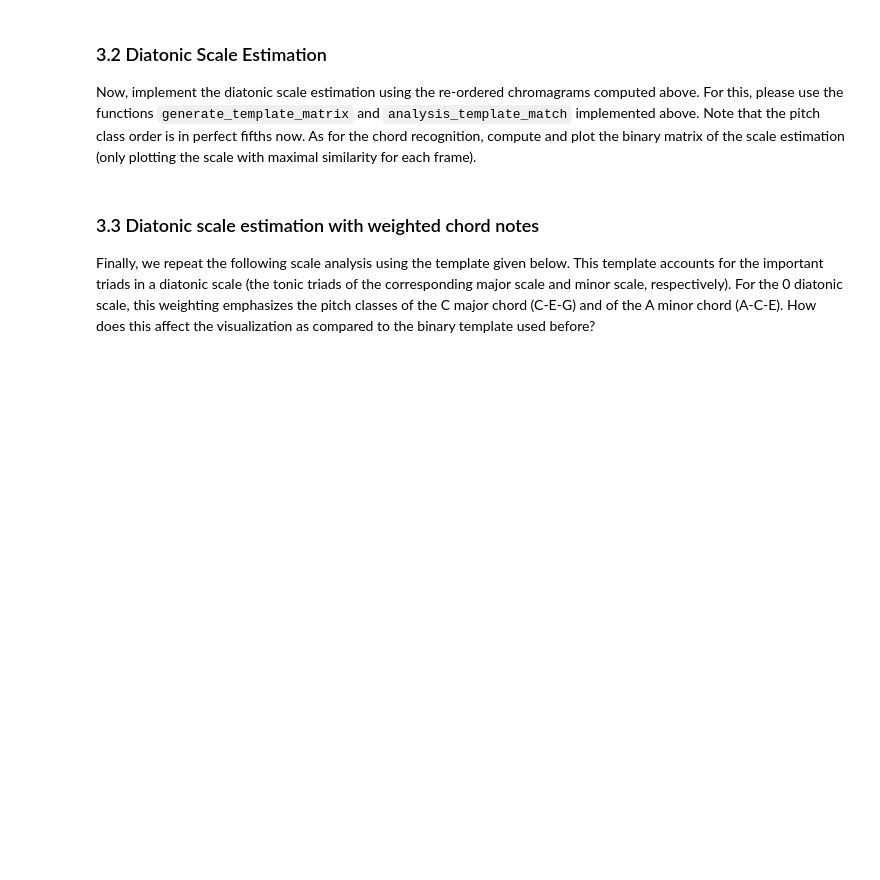
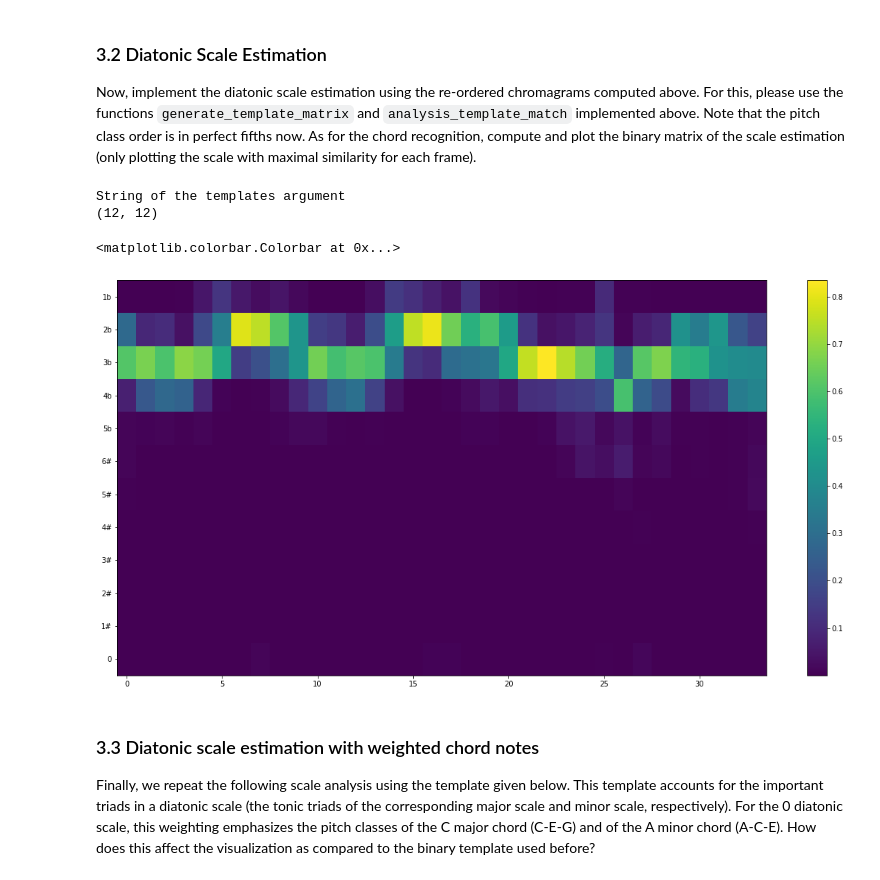
Before and after one commit to marc-philipp-knechtle/mir, a Jupyter notebook: ExerciseMIR/exercise04.ipynb, the cells around one changed output. Saved outputs shown, nothing was run; the diff lists cells and outputs as text; code cells hidden in the pictures; blank space fills up the shorter version.

```diff
--- a/ExerciseMIR/exercise04.ipynb
+++ b/ExerciseMIR/exercise04.ipynb
@@ -447,25 +448,34 @@ ax5 = plt.subplot(gs[2, 1])
 Now, implement the diatonic scale estimation using the re-ordered chromagrams computed above. For this, please use the functions `generate_template_matrix` and `analysis_template_match` implemented above. Note that the pitch class order is in perfect fifths now. As for the chord recognition, compute and plot the binary matrix of the scale estimation (only plotting the scale with maximal similarity for each frame).
 # %%
 # Scale analysis
-template0Diatonic =
+template0Diatonic = np.array([[1, 1, 1, 1, 1, 1, 1, 0, 0, 0, 0, 0]]).T
 
-templates_scale =
-f_analysis =
-f_analysis_norm =
+templates_scale = generate_template_matrix(template0Diatonic)
+f_analysis = analysis_template_match(C_sorted, templates_scale)
+f_analysis_norm = f_analysis
 
 # Soft-max rescaling (="opposite" of logarithmic compression)
 f_analysis_exp = np.exp(50 * f_analysis_norm)
 f_analysis_rescaled = f_analysis_exp / f_analysis_exp.sum(axis=0)
 
 scale_labels_absolute = ['0', '1#', '2#', '3#', '4#', '5#', '6#', '5b', '4b', '3b', '2b', '1b']
 
-plt.figure(figsize=(10, 4))
-gs = gridspec.GridSpec(1, 2, width_ratios=[1, 0.02])
-
-ax0 = plt.subplot(gs[0, 0])
-ax1 = plt.subplot(gs[0, 1])
+# plt.figure(figsize=(10, 4))
+# gs = gridspec.GridSpec(1, 2, width_ratios=[1, 0.02])
+#
+# ax0 = plt.subplot(gs[0, 0])
+# ax1 = plt.subplot(gs[0, 1])
 
 ## your code here (plot result)
+plt.figure(figsize=(20, 10))
+plt.imshow(f_analysis_rescaled, origin='lower', aspect='auto')
+plt.yticks(np.arange(12), scale_labels_absolute)
+plt.colorbar()
+# %% [output]
+String of the templates argument
+(12, 12)
+<matplotlib.colorbar.Colorbar at 0x...>
+[figure, added]
 # %% [markdown]
 ### 3.3 Diatonic scale estimation with weighted chord notes
 
```
Also changed, not shown: parts of 4 cells of this notebook, 1 other file.
